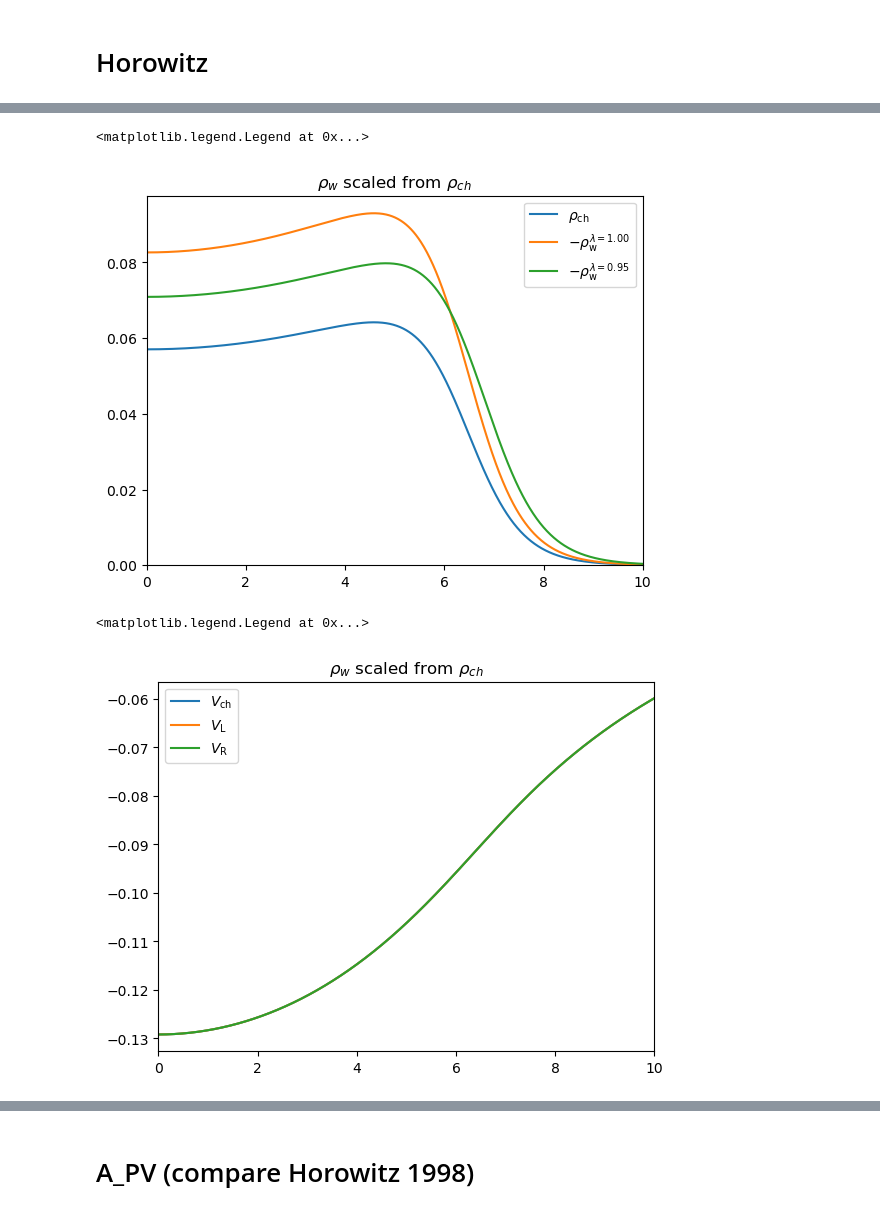
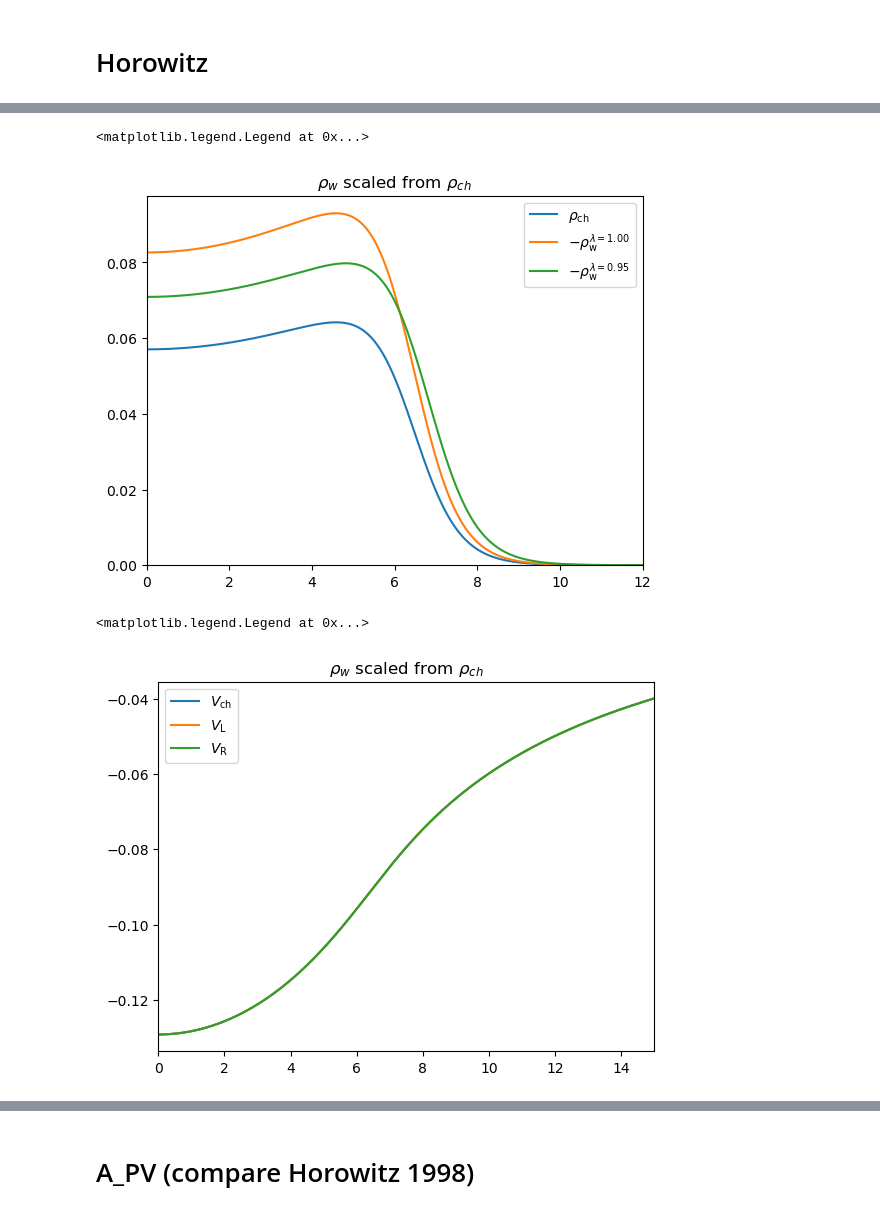
Before and after one commit to Partynumbers42/phasr, a Jupyter notebook: AsymmetryTest.ipynb, the cells around one changed output, grey strips where cells are left out. Saved outputs shown, nothing was run; the diff lists cells and outputs as text; code cells hidden in the pictures.

```diff
--- a/AsymmetryTest.ipynb
+++ b/AsymmetryTest.ipynb
@@ -78,27 +72,27 @@ Pb208_test1.update_dependencies()
 Pb208_test2.weak_density = partial(weak_density_model,lam=0.9502,nucleus=Pb208_test2)
 Pb208_test2.update_dependencies()
 # %%
-r=np.arange(0,10,1e-2)
+r=np.arange(0,12,1e-2)
 plt.title(r'$\rho_w$ scaled from $\rho_{ch}$')
 plt.plot(r,Pb208_test1.charge_density(r),label=r'$\rho_\operatorname{ch}$')
 plt.plot(r,-Pb208_test1.weak_density(r),label=r'$-\rho_\operatorname{w}^{\lambda=1.00}$')
 plt.plot(r,-Pb208_test2.weak_density(r),label=r'$-\rho_\operatorname{w}^{\lambda=0.95}$')
-plt.xlim(0,10)
+plt.xlim(0,12)
 plt.ylim(0,)
 plt.legend()
 # %% [output]
 <matplotlib.legend.Legend at 0x...>
-[figure, old version]
+[figure, new version]
 # %%
-r=np.arange(0,10,1e-2)
+r=np.arange(0,15,1e-2)
 plt.title(r'$\rho_w$ scaled from $\rho_{ch}$')
 plt.plot(r,Pb208_test1.electric_potential(r),label=r'$V_\operatorname{ch}$')
 plt.plot(r,Pb208_test1.electric_potential(r)-Pb208_test1.weak_potential(r),label=r'$V_\operatorname{L}$')
 plt.plot(r,Pb208_test1.electric_potential(r)+Pb208_test1.weak_potential(r),label=r'$V_\operatorname{R}$')
-plt.xlim(0,10)
+plt.xlim(0,15)
 #plt.ylim(-0.13,-0.12)
 plt.legend()
 # %% [output]
 <matplotlib.legend.Legend at 0x...>
-[figure, old version]
+[figure, new version]
 # %%
```
Also changed, not shown: parts of 47 cells of this notebook, 6 other files.
